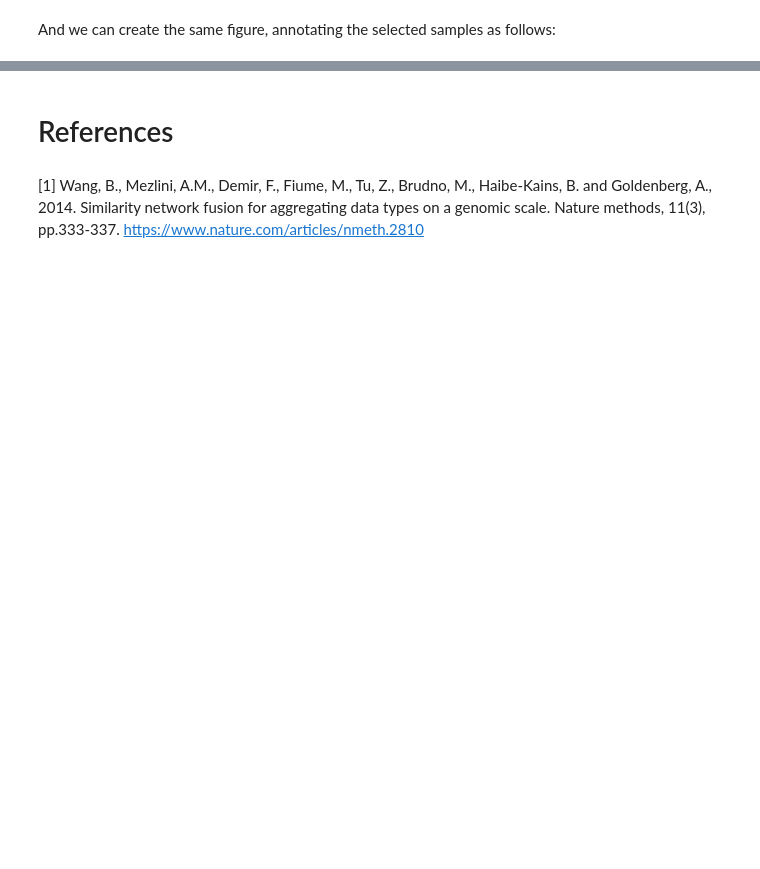
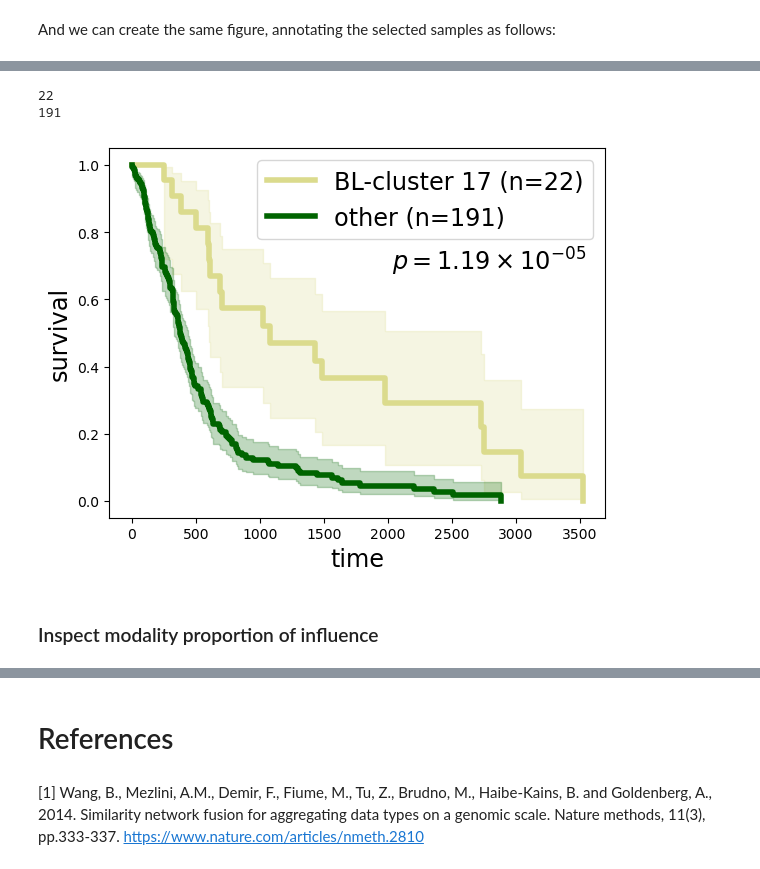
Before and after one commit to areElkin/netflow, a Jupyter notebook: docs/build/jupyter_execute/tutorial/notebooks/GBM_multimodal_example.ipynb, the cells around one changed output, grey strips where cells are left out. Drawn from its saved outputs; the diff is of its cells as text; code cells hidden in the pictures; blank space fills up the shorter version.

```diff
--- a/docs/build/jupyter_execute/tutorial/notebooks/GBM_multimodal_example.ipynb
+++ b/docs/build/jupyter_execute/tutorial/notebooks/GBM_multimodal_example.ipynb
@@ -483,0 +517,41 @@ for (lbl, nc), ax in zip(record_colors.items(), np.ravel(axes)):
+# %%
+ll = 'TCGA-02-0084, TCGA-06-0146, TCGA-06-0221, TCGA-02-0258, TCGA-02-0116, TCGA-02-0069, TCGA-02-0104, TCGA-02-0080, TCGA-02-0010, TCGA-06-0129, TCGA-02-0114, TCGA-02-0074, TCGA-06-0128, TCGA-02-0058, TCGA-02-0432, TCGA-08-0344, TCGA-02-0087, TCGA-06-0686, TCGA-08-0516, TCGA-02-0007, TCGA-02-0028, TCGA-06-0178'
+
+ll = ll.split(', ')
+
+rr = list(set(clin.index) - set(ll))
+
+print(len(ll))
+print(len(rr))
+
+fig, ax = plt.subplots(1, 1)
+kmf1 = KaplanMeierFitter()
+kmf2 = KaplanMeierFitter()
+# kmf1.fit(clin.loc[ll, 'Survival'], event_observed=clin.loc[ll, 'Death'], label=f'BL-cluster 14-2 (n={len(ll)})')
+kmf1.fit(clin.loc[ll, 'Survival'], event_observed=clin.loc[ll, 'Death'], label=f'BL-cluster 17 (n={len(ll)})')
+kmf2.fit(clin.loc[rr, 'Survival'], event_observed=clin.loc[rr, 'Death'], label=f'other (n={len(rr)})')
+
+lr = logrank_test(clin.loc[ll, 'Survival'], clin.loc[rr, 'Survival'], event_observed_A=clin.loc[ll, 'Death'], event_observed_B=clin.loc[rr, 'Death'])
+
+# kmf1.plot(ax=ax, lw=4, color=plt.cm.tab20.colors[14])
+kmf1.plot(ax=ax, lw=4, color=plt.cm.tab20.colors[17])
+kmf2.plot(ax=ax, lw=4, color='darkgreen')
+ax.set_xlabel('time', fontsize='xx-large');
+ax.set_ylabel('survival', fontsize='xx-large');
+ax.legend(loc='upper right', fontsize='xx-large');
+
+lrp = f"{lr.p_value:2.2e}"
+if 'e' in lrp:
+    lrp = r"$p = {0} \times 10^{{{1}}}$".format(*lrp.split('e'))
+else:
+    lrp = r"$p = {0}$".format(lrp)
+ax.text(0.57, 0.65, lrp, transform=ax.transAxes, ha='left', va='bottom', fontsize='xx-large');
+
+
+# fig.savefig('GBM_BLcluster17_KM.png', dpi=300, bbox_inches='tight', transparent=True)
+# %% [output]
+22
+191
+[figure, added]
+# %% [markdown]
+### Inspect modality proportion of influence
```
Also changed, not shown: parts of 14 cells of this notebook, 42 other files.
